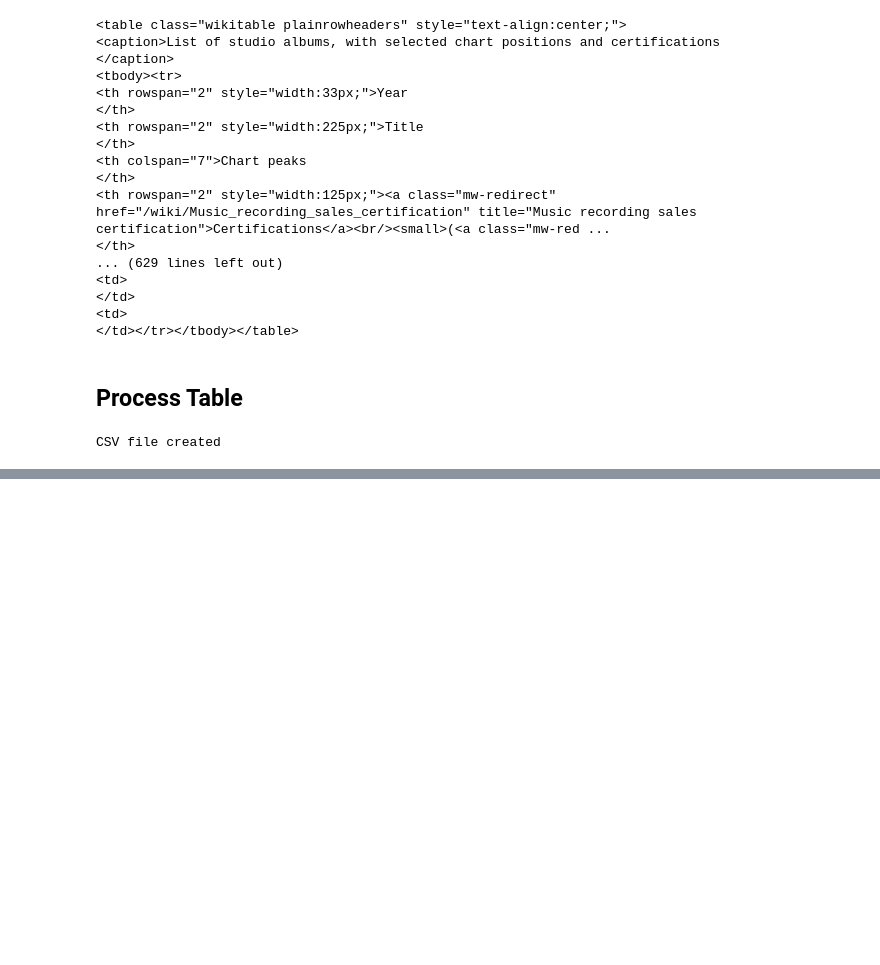
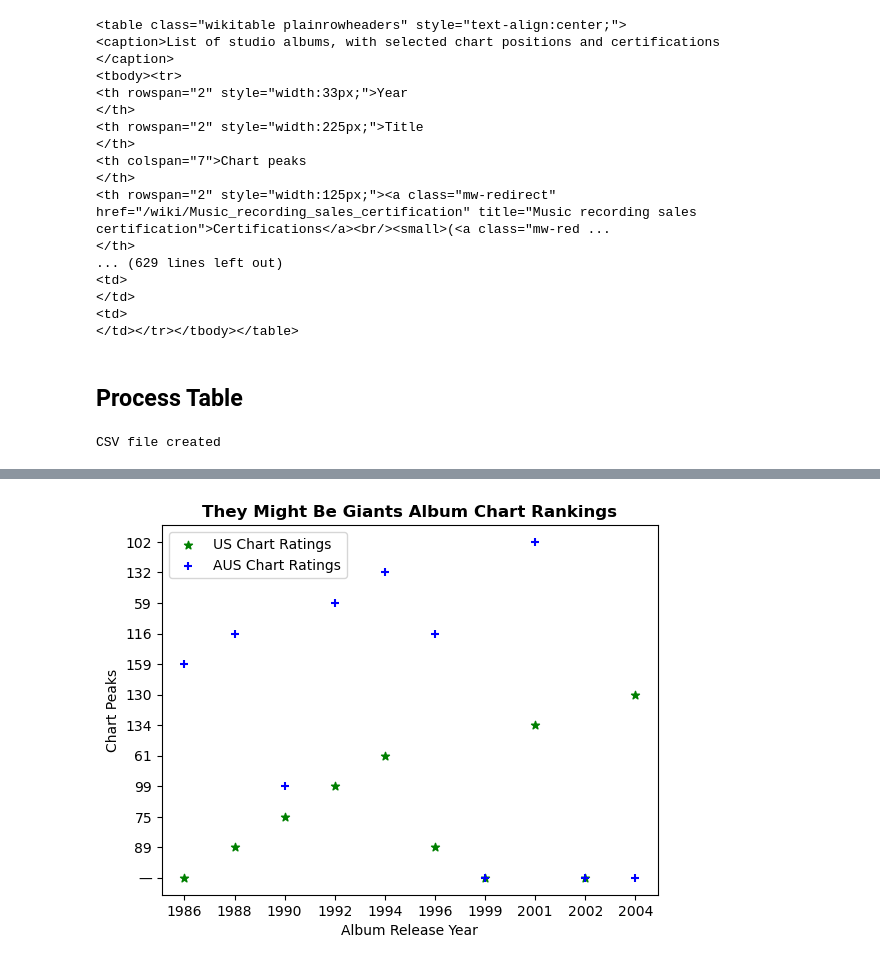
Before and after one commit to Jack-Stahl/CSC-221-stahl-GroupProject, a Jupyter notebook: CSC221-jestahl1-GroupProject.ipynb, the cells around one changed output, grey strips where cells are left out. Saved outputs shown, nothing was run; the diff lists cells and outputs as text; code cells hidden in the pictures; blank space fills up the shorter version.

Commit message:
Add files via upload
Updated Jupyter Notebook with graph code.

```diff
--- a/CSC221-jestahl1-GroupProject.ipynb
+++ b/CSC221-jestahl1-GroupProject.ipynb
@@ -116,0 +120,7 @@ CSV file created
+# %%
+import os
+import numpy as np
+from matplotlib import pyplot as plt
+
+DF_DISCOGRAPHY = pd.read_csv('CSC221-webscrape-data.csv').head(10)
+DF_DISCOGRAPHY
@@ -116,0 +139,17 @@ CSV file created
+# %%
+US_RATINGS = np.array(DF_DISCOGRAPHY['US'])
+AUS_RATINGS = np.array(DF_DISCOGRAPHY['AUS'])
+
+X_VALUES = np.array(DF_DISCOGRAPHY['Year'])
+
+plt.title('They Might Be Giants Album Chart Rankings', fontsize=12, fontweight='bold')
+plt.xlabel('Album Release Year')
+plt.ylabel('Chart Peaks')
+
+plt.scatter(X_VALUES, US_RATINGS, label='US Chart Ratings', marker='*', color='green')
+plt.scatter(X_VALUES, AUS_RATINGS, label='AUS Chart Ratings', marker='+', color='blue')
+
+plt.legend()
+plt.show()
+# %% [output]
+[figure, added]
```
Also changed, not shown: parts of 3 cells of this notebook.
